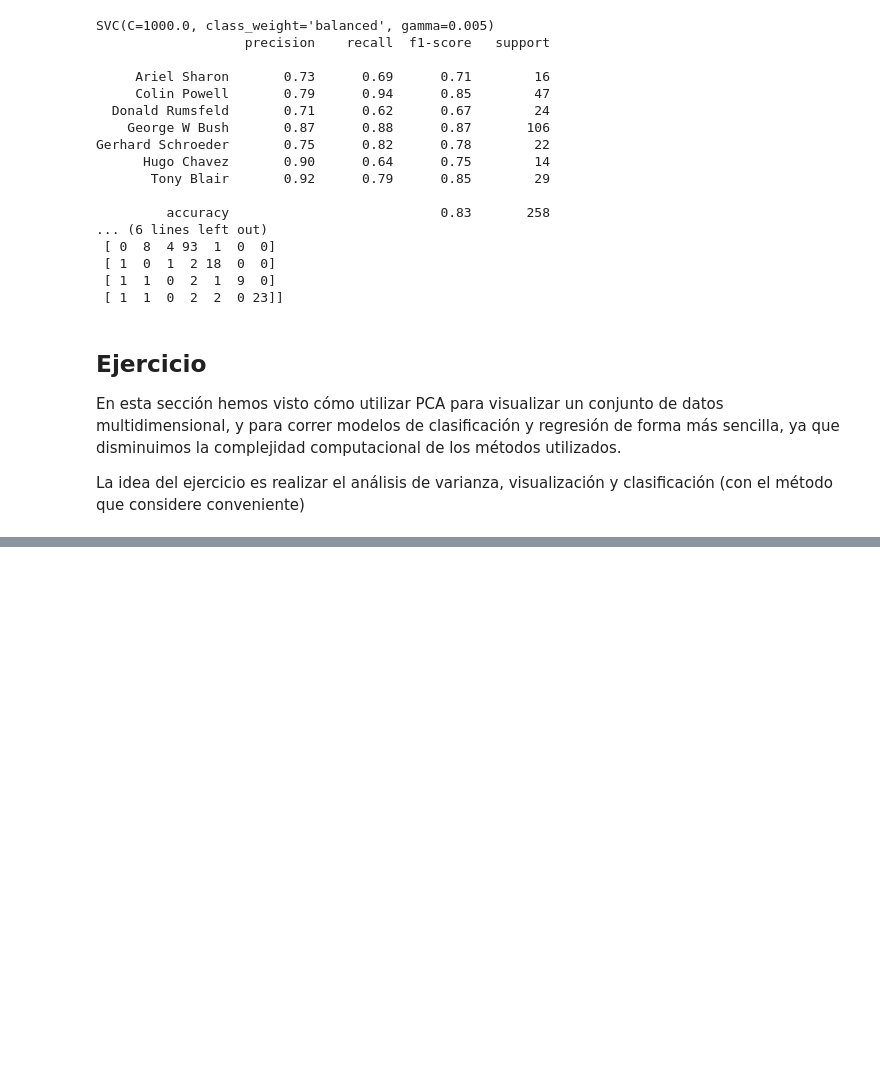
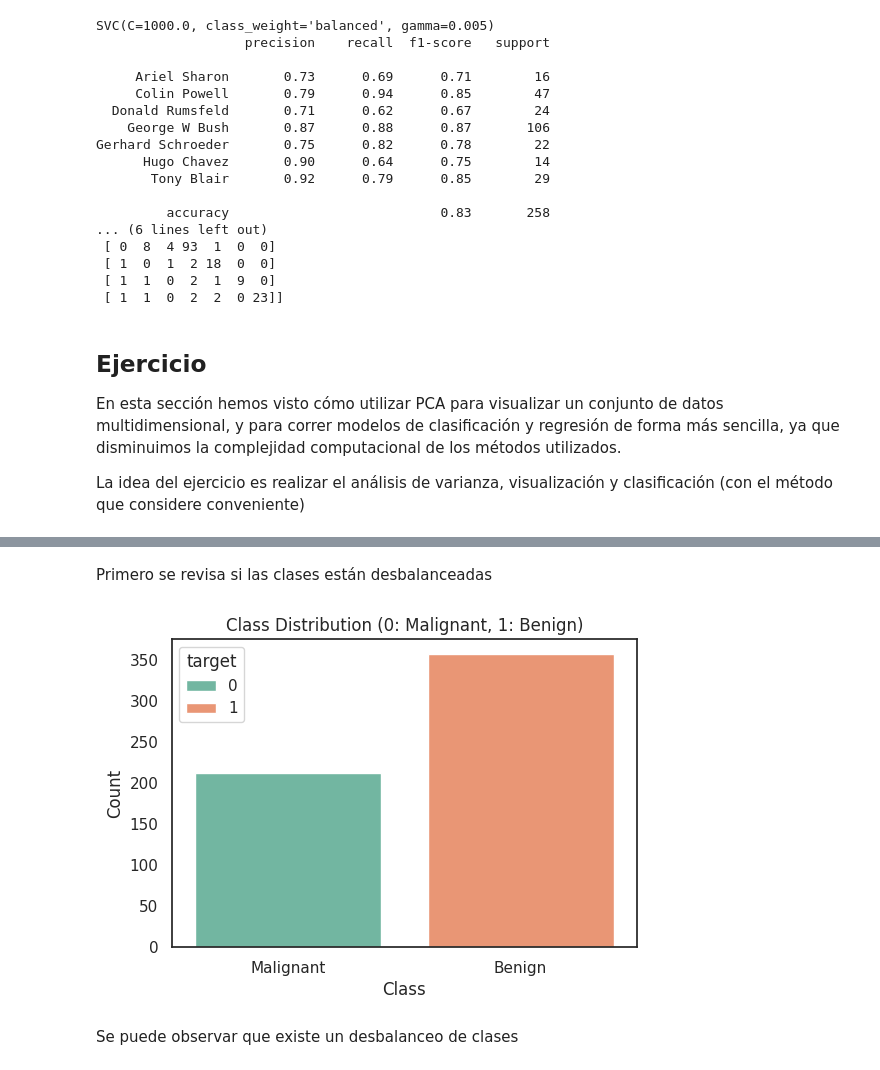
Before and after one commit to dcrovo/ML-Workshops, a Jupyter notebook: Lab5/Aprendizaje_de_máquina_PCA_.ipynb, the cells around one changed output, grey strips where cells are left out. Drawn from its saved outputs; the diff is of its cells as text; code cells hidden in the pictures; blank space fills up the shorter version.

```diff
--- a/Lab5/Aprendizaje_de_máquina_PCA_.ipynb
+++ b/Lab5/Aprendizaje_de_máquina_PCA_.ipynb
@@ -631,0 +804,14 @@ breast_cancer.data
+# %% [markdown]
+Primero se revisa si las clases están desbalanceadas
+# %%
+plt.figure(figsize=(6,4))
+sns.countplot(data=breast_cancer.frame, x='target', palette='Set2', hue='target')
+plt.title('Class Distribution (0: Malignant, 1: Benign)')
+plt.xlabel('Class')
+plt.ylabel('Count')
+plt.xticks([0, 1], ['Malignant', 'Benign'])
+plt.show()
+# %% [output]
+[figure, added]
+# %% [markdown]
+Se puede observar que existe un desbalanceo de clases
```
Also changed, not shown: parts of 26 cells of this notebook.
